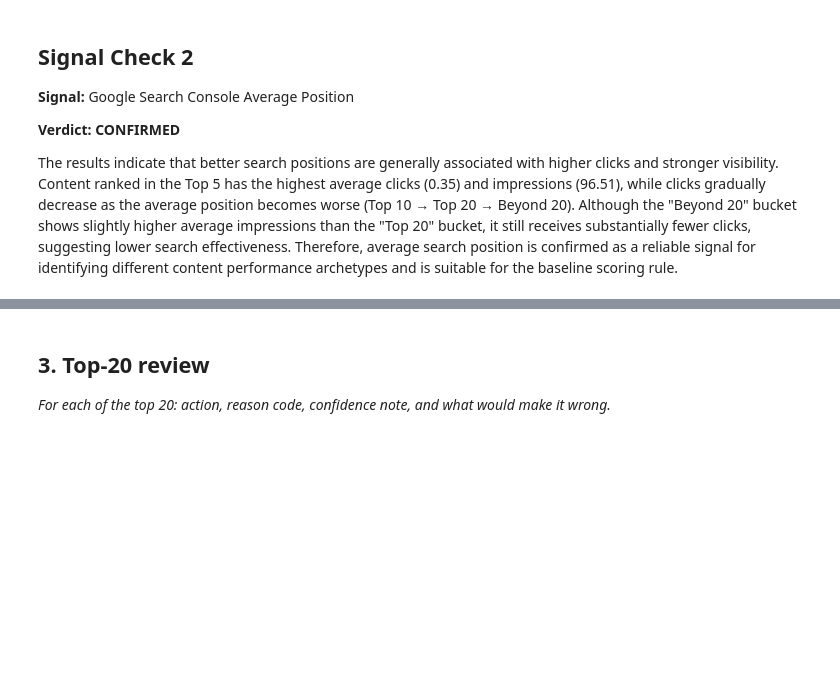
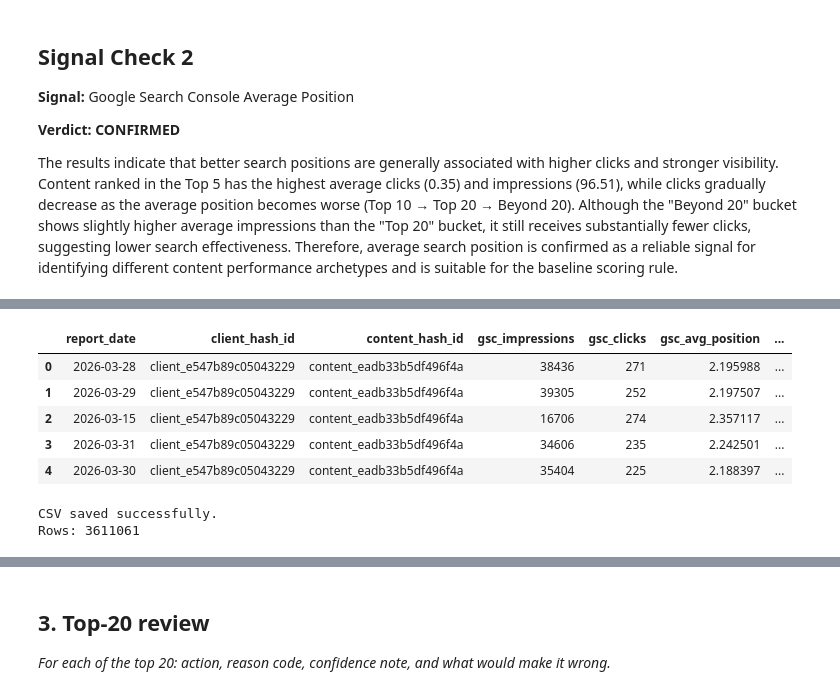
Before and after one commit to MukibHossain/ml-internship-starter, a Jupyter notebook: work/notebooks/w04_baseline_score.ipynb, the cells around one changed output, grey strips where cells are left out. Saved outputs shown, nothing was run; the diff lists cells and outputs as text; code cells hidden in the pictures; blank space fills up the shorter version.

```diff
--- a/work/notebooks/w04_baseline_score.ipynb
+++ b/work/notebooks/w04_baseline_score.ipynb
@@ -213,0 +223,72 @@ The results indicate that better search positions are generally associated with
+# %%
+import os
+
+query = f"""
+SELECT
+    report_date,
+    client_hash_id,
+    content_hash_id,
+    gsc_impressions,
+    gsc_clicks,
+    gsc_avg_position,
+
+    (
+        (gsc_impressions * 0.01) +
+        (gsc_clicks * 5) +
+        ((21 - LEAST(gsc_avg_position,20))*3)
+    ) AS baseline_score,
+
+    CASE
+        WHEN gsc_clicks >= 50
+             AND gsc_avg_position <=5
+            THEN 'High Visibility'
+
+        WHEN gsc_clicks >=10
+             AND gsc_avg_position <=10
+            THEN 'Growing Content'
+
+        ELSE 'Low Visibility'
+    END AS reason_code,
+
+    CASE
+        WHEN gsc_clicks >=50
+             AND gsc_avg_position<=5
+            THEN 'Protect'
+
+        WHEN gsc_clicks>=10
+             AND gsc_avg_position<=10
+            THEN 'Monitor'
+
+        ELSE 'Improve'
+    END AS action
+
+FROM {REL}
+
+WHERE gsc_data_available IS TRUE
+
+ORDER BY baseline_score DESC
+"""
+
+baseline = con.sql(query).df()
+
+baseline.head()
+# %% [output]
+|  | report_date | client_hash_id | content_hash_id | gsc_impressions | gsc_clicks | gsc_avg_position | ... |
+| 0 | 2026-03-28 | client_e547b89c05043229 | content_eadb33b5df496f4a | 38436 | 271 | 2.195988 | ... |
+| 1 | 2026-03-29 | client_e547b89c05043229 | content_eadb33b5df496f4a | 39305 | 252 | 2.197507 | ... |
+| 2 | 2026-03-15 | client_e547b89c05043229 | content_eadb33b5df496f4a | 16706 | 274 | 2.357117 | ... |
+| 3 | 2026-03-31 | client_e547b89c05043229 | content_eadb33b5df496f4a | 34606 | 235 | 2.242501 | ... |
+| 4 | 2026-03-30 | client_e547b89c05043229 | content_eadb33b5df496f4a | 35404 | 225 | 2.188397 | ... |
+# %%
+os.makedirs("work/outputs", exist_ok=True)
+
+baseline.to_csv(
+    "work/outputs/baseline_action_score.csv",
+    index=False
+)
+
+print("CSV saved successfully.")
+print("Rows:", len(baseline))
+# %% [output]
+CSV saved successfully.
+Rows: 3611061
```
Also changed, not shown: parts of 2 cells of this notebook.
